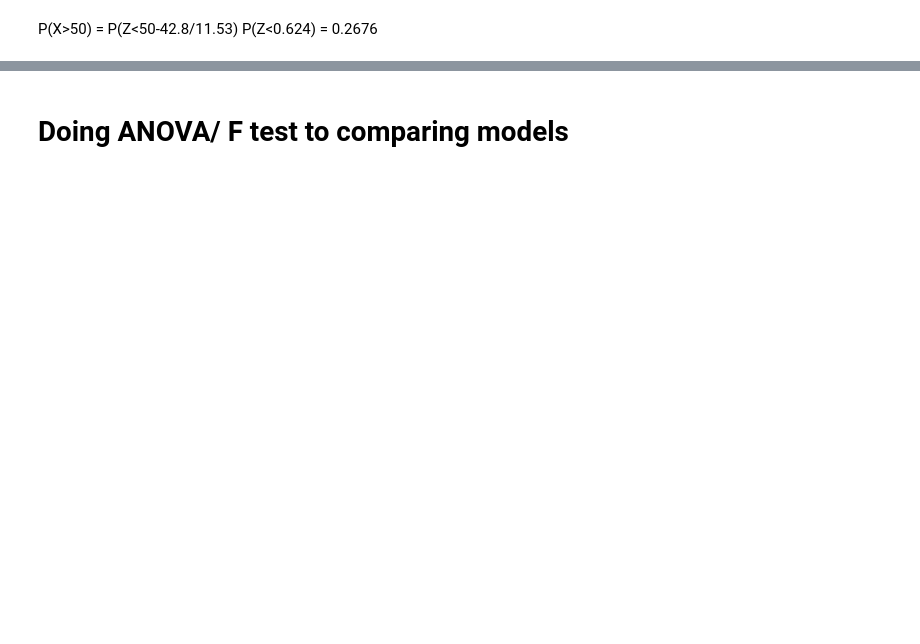
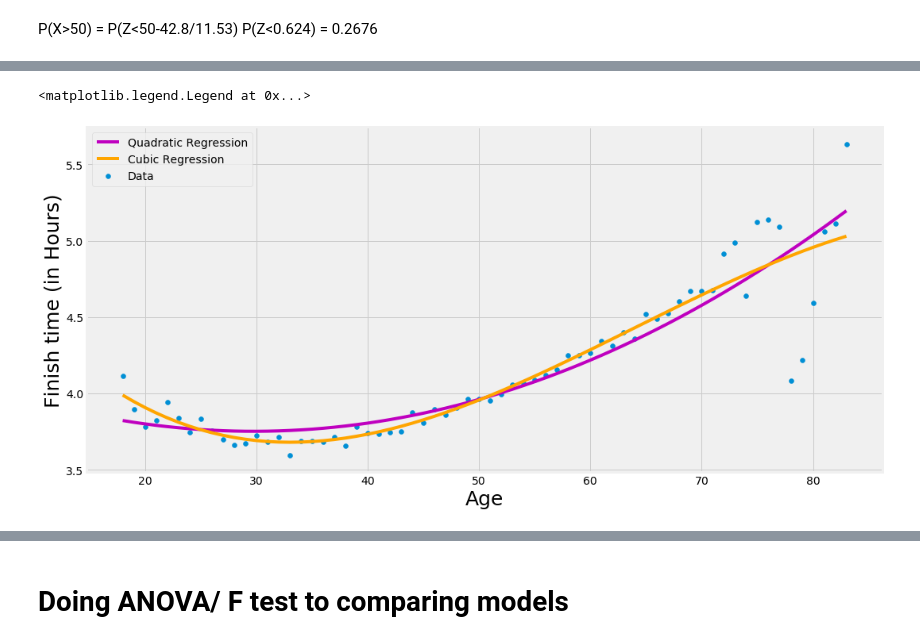
Before and after one commit to tlplus/An-Analysis-of-the-Boston-Marathon-2019, a Jupyter notebook: An Analysis of The Boston Marathon 2019.ipynb, the cells around one changed output, grey strips where cells are left out. Drawn from its saved outputs; the diff is of its cells as text; code cells hidden in the pictures; blank space fills up the shorter version.

```diff
--- a/An Analysis of The Boston Marathon 2019.ipynb
+++ b/An Analysis of The Boston Marathon 2019.ipynb
@@ -420,18 +497,22 @@ print('Estimated function: {0:.5f} * x^3 + {1:.3f} * x^2 + {2:0.3f} * x + {3:0.3
 # %%
 plt.figure(figsize = (16, 8))
 
 plt.scatter(f['AgeOnRaceDay'], f['OfficialTime (Hours)'])
-estimate = [linear_function(x, *params) for x in X]
-plt.plot(f['AgeOnRaceDay'], estimate, color='red', label='Model')
+"estimate = [linear_function(x, *params) for x in X]"
+"plt.plot(f['AgeOnRaceDay'], estimate, color='red', label='Model')"
 
 estimate_2 = [quadratic_function(x, *params_2) for x in X]
 plt.plot(f['AgeOnRaceDay'], estimate_2, color='m', label='Model')
 
 estimate_3 = [cubic_function(x, *params_3) for x in X]
-plt.plot(f['AgeOnRaceDay'], estimate_3, color='pink', label='Model')
+plt.plot(f['AgeOnRaceDay'], estimate_3, color='orange', label='Model')
 
-plt.xticks(rotation = 90)
-plt.legend(['Linear Regression', 'Quadratic Regression', 'Cubic Regression' 'Official Time'])
+plt.xlabel("Age", size = 25)
+plt.ylabel('Finish time (in Hours)', size = 25)
+plt.legend(['Quadratic Regression', 'Cubic Regression', 'Data'])
+# %% [output]
+<matplotlib.legend.Legend at 0x...>
+[figure, added]
 # %%
 from statsmodels.formula.api import ols
 from statsmodels.stats.anova import anova_lm
```
Also changed, not shown: parts of 27 cells of this notebook.
